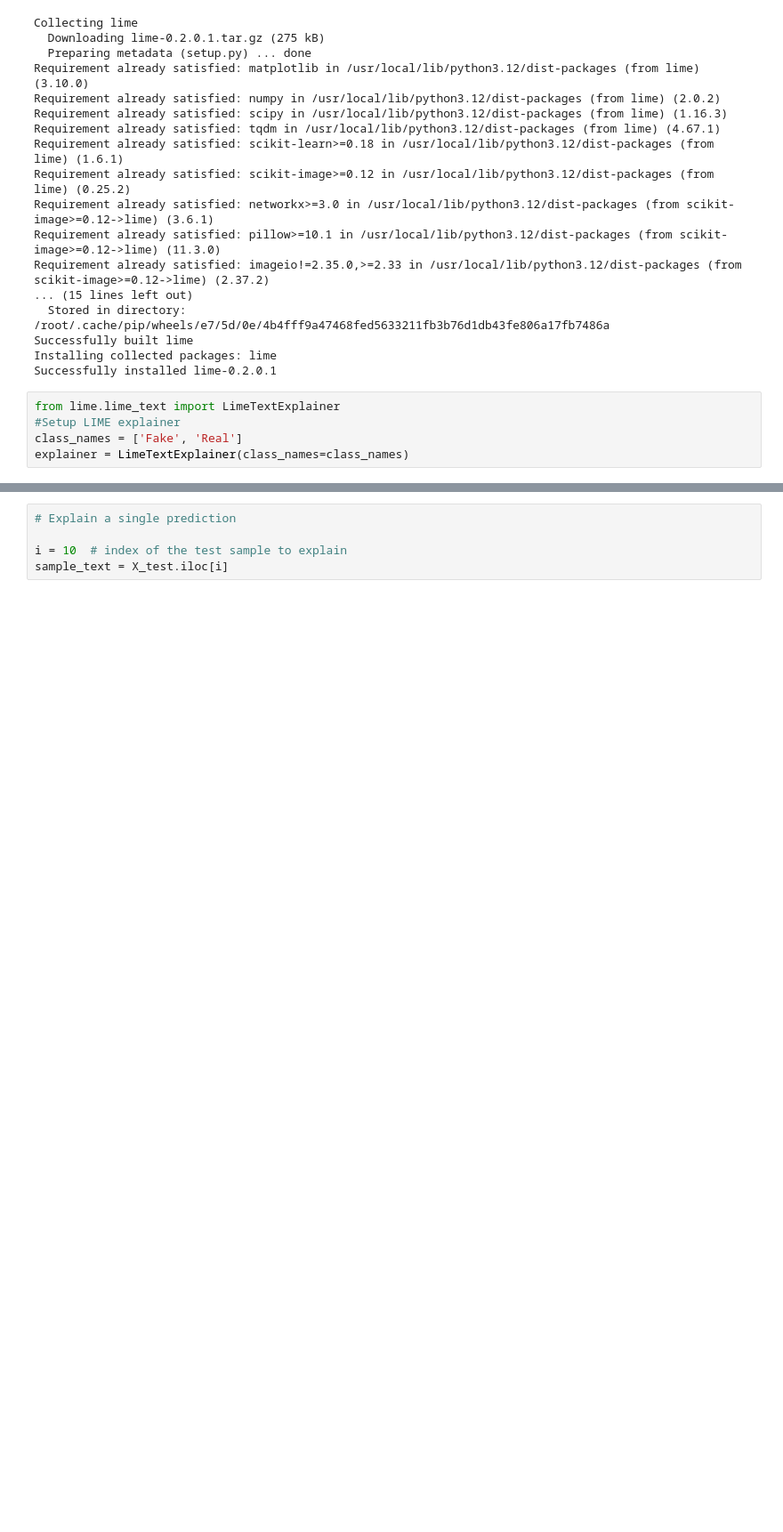
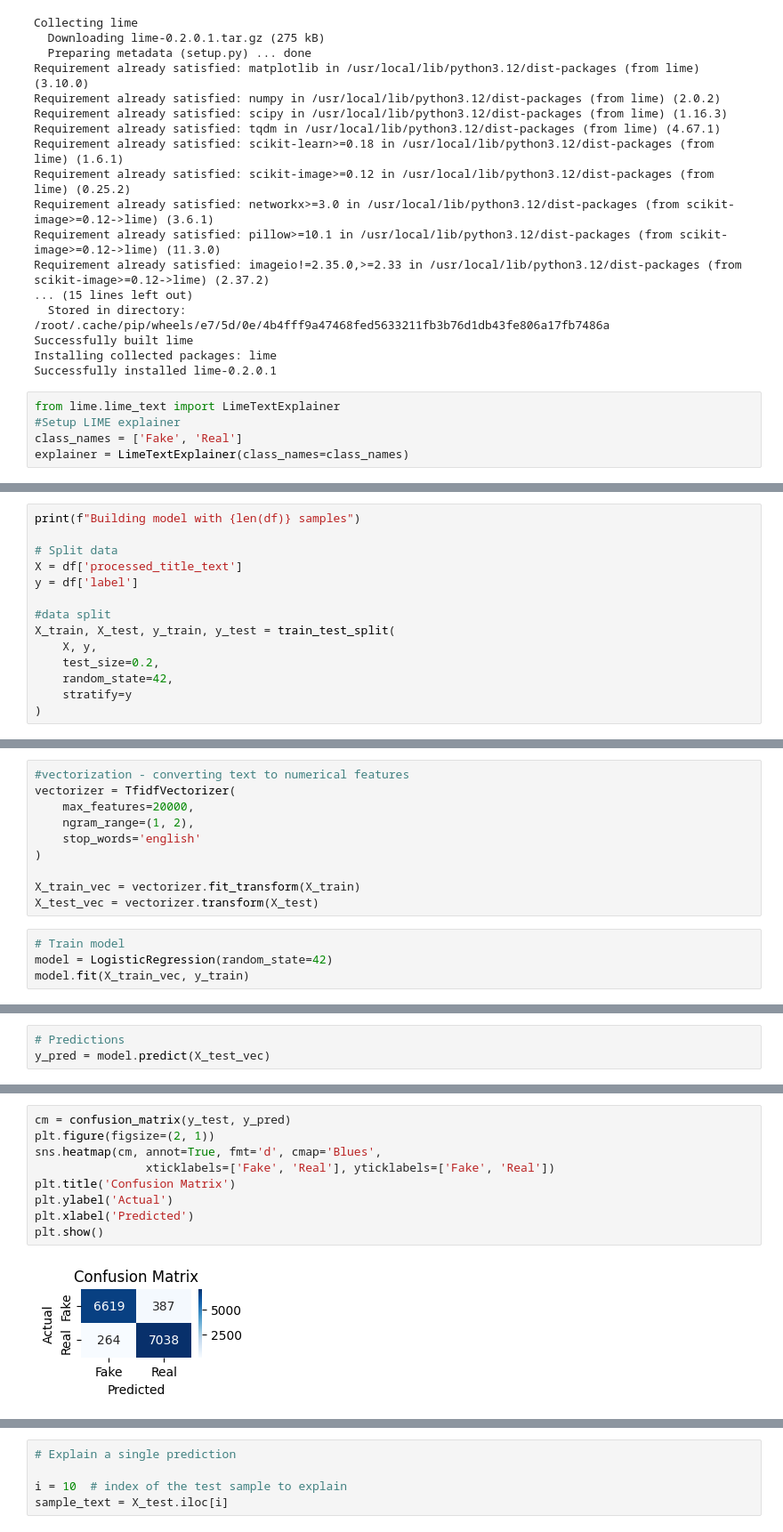
Before and after one commit to saamm/FakeNewsDetector, a Jupyter notebook: Logistic Regression.ipynb, the cells around one changed output, grey strips where cells are left out. Shown at 89% size. Drawn from its saved outputs; the diff is of its cells as text; blank space fills up the shorter version.

Commit message:
Adding Logistic Regression python notebook and Interpretibility files

```diff
--- a/Logistic Regression.ipynb
+++ b/Logistic Regression.ipynb
@@ -295,0 +299,14 @@ explainer = LimeTextExplainer(class_names=class_names)
+# %%
+print(f"Building model with {len(df)} samples")
+
+# Split data
+X = df['processed_title_text']
+y = df['label']
+
+#data split
+X_train, X_test, y_train, y_test = train_test_split(
+    X, y,
+    test_size=0.2,
+    random_state=42,
+    stratify=y
+)
@@ -295,0 +315,14 @@ explainer = LimeTextExplainer(class_names=class_names)
+# %%
+#vectorization - converting text to numerical features
+vectorizer = TfidfVectorizer(
+    max_features=20000,
+    ngram_range=(1, 2),
+    stop_words='english'
+)
+
+X_train_vec = vectorizer.fit_transform(X_train)
+X_test_vec = vectorizer.transform(X_test)
+# %%
+# Train model
+model = LogisticRegression(random_state=42)
+model.fit(X_train_vec, y_train)
@@ -295,0 +331,3 @@ explainer = LimeTextExplainer(class_names=class_names)
+# %%
+# Predictions
+y_pred = model.predict(X_test_vec)
@@ -295,0 +348,11 @@ explainer = LimeTextExplainer(class_names=class_names)
+# %%
+cm = confusion_matrix(y_test, y_pred)
+plt.figure(figsize=(2, 1))
+sns.heatmap(cm, annot=True, fmt='d', cmap='Blues',
+                xticklabels=['Fake', 'Real'], yticklabels=['Fake', 'Real'])
+plt.title('Confusion Matrix')
+plt.ylabel('Actual')
+plt.xlabel('Predicted')
+plt.show()
+# %% [output]
+[figure, added]
```
Also changed, not shown: parts of 49 cells of this notebook, 2 other files.
